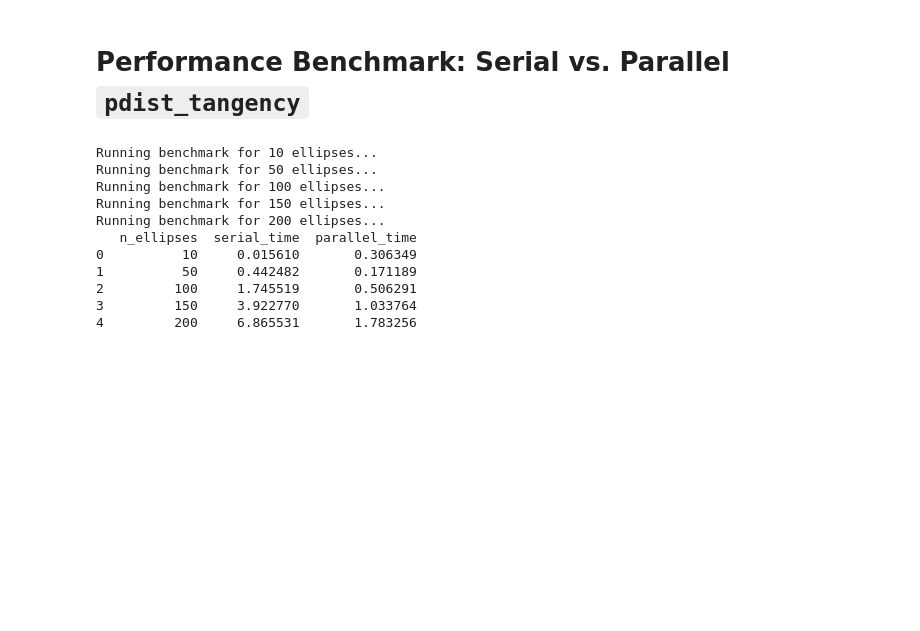
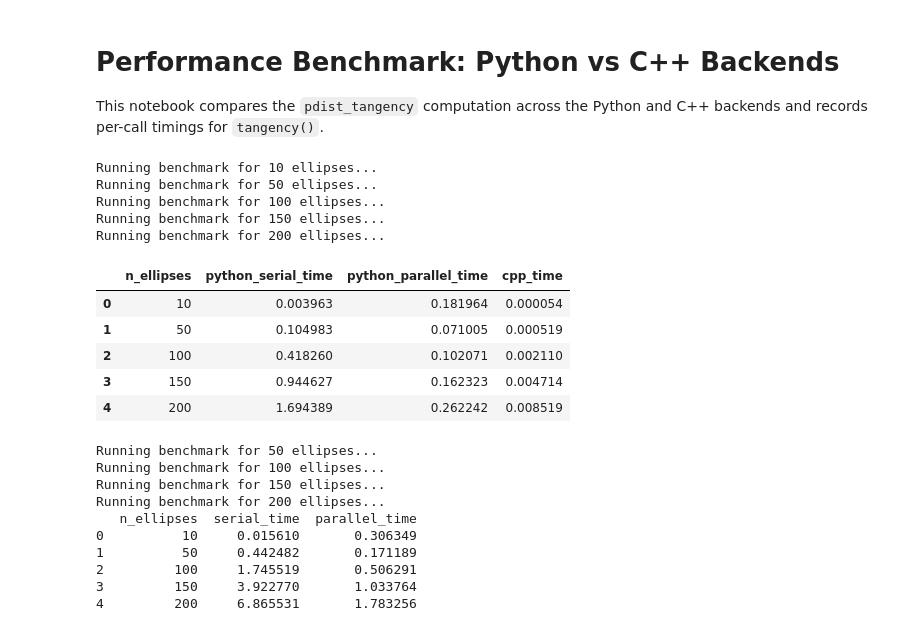
Before and after one commit to t-uda/ellphi, a Jupyter notebook: notebooks/performance_benchmark.ipynb, the cells around one changed output. Cells and saved outputs as stored; diff of their text form; code cells hidden in the pictures; blank space fills up the shorter version.

Commit message:
modify benchmark notebook

```diff
--- a/notebooks/performance_benchmark.ipynb
+++ b/notebooks/performance_benchmark.ipynb
@@ -1,5 +1,7 @@
 # %% [markdown]
-# Performance Benchmark: Serial vs. Parallel `pdist_tangency`
+# Performance Benchmark: Python vs C++ Backends
+
+This notebook compares the `pdist_tangency` computation across the Python and C++ backends and records per-call timings for `tangency()`.
 # %%
 import numpy as np
 import timeit
@@ -28,43 +30,68 @@ def generate_ellipses(n_ellipses, seed=42):
     return EllipseCloud(coef=coefs, mean=means, cov=covs, k=0, nbd=dummy_nbd)
 # %%
 ellipse_counts = [10, 50, 100, 150, 200]
+cpp_available = has_cpp_backend()
+if not cpp_available:
+    print("C++ backend not available. Run 'python build_tangency_cpp.py' to build it before benchmarking.")
+
 results = []
 
 for n in ellipse_counts:
     print(f'Running benchmark for {n} ellipses...')
     ellipses = generate_ellipses(n)
 
-    # Time serial execution
-    serial_time = timeit.timeit(
-        lambda: pdist_tangency(ellipses, parallel=False),
-        number=5
+    python_serial_time = timeit.timeit(
+        lambda: pdist_tangency(ellipses, parallel=False, backend="python"),
+        number=5,
     ) / 5
 
-    # Time parallel execution
-    parallel_time = timeit.timeit(
-        lambda: pdist_tangency(ellipses, parallel=True, n_jobs=-1),
-        number=5
+    python_parallel_time = timeit.timeit(
+        lambda: pdist_tangency(
+            ellipses, parallel=True, n_jobs=-1, backend="python"
+        ),
+        number=5,
     ) / 5
 
-    results.append({
+    row = {
         'n_ellipses': n,
-        'serial_time': serial_time,
-        'parallel_time': parallel_time
-    })
+        'python_serial_time': python_serial_time,
+        'python_parallel_time': python_parallel_time,
+    }
+
+    if cpp_available:
+        cpp_time = timeit.timeit(
+            lambda: pdist_tangency(ellipses, parallel=False, backend="cpp"),
+            number=5,
+        ) / 5
+        row['cpp_time'] = cpp_time
+    else:
+        row['cpp_time'] = np.nan
+
+    results.append(row)
 
 df_results = pd.DataFrame(results)
-print(df_results)
+df_results
 # %% [output]
 Running benchmark for 10 ellipses...
 Running benchmark for 50 ellipses...
 Running benchmark for 100 ellipses...
 Running benchmark for 150 ellipses...
 Running benchmark for 200 ellipses...
-   n_ellipses  serial_time  parallel_time
-0          10     0.015610       0.306349
-1          50     0.442482       0.171189
-2         100     1.745519       0.506291
-3         150     3.922770       1.033764
-4         200     6.865531       1.783256
+|  | n_ellipses | python_serial_time | python_parallel_time | cpp_time |
+| 0 | 10 | 0.003963 | 0.181964 | 0.000054 |
+| 1 | 50 | 0.104983 | 0.071005 | 0.000519 |
+| 2 | 100 | 0.418260 | 0.102071 | 0.002110 |
+| 3 | 150 | 0.944627 | 0.162323 | 0.004714 |
+| 4 | 200 | 1.694389 | 0.262242 | 0.008519 |
+Running benchmark for 50 ellipses...
+Running benchmark for 100 ellipses...
+Running benchmark for 150 ellipses...
+Running benchmark for 200 ellipses...
+   n_ellipses  serial_time  parallel_time
+0          10     0.015610       0.306349
+1          50     0.442482       0.171189
+2         100     1.745519       0.506291
+3         150     3.922770       1.033764
+4         200     6.865531       1.783256
 # %%
 plt.figure(figsize=(10, 6))
```
Also changed, not shown: parts of 3 cells of this notebook.
